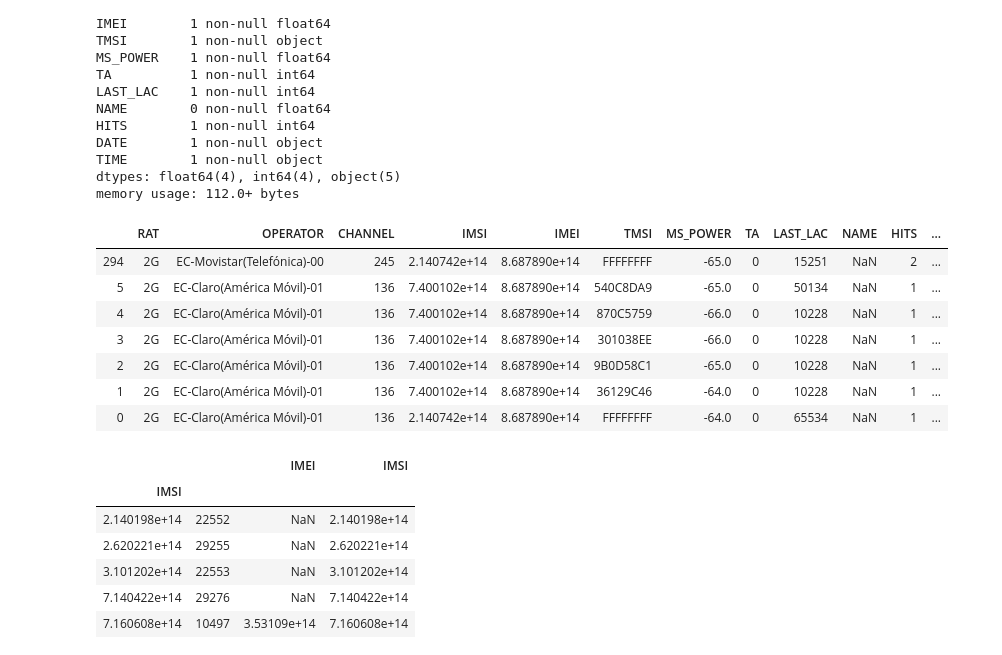
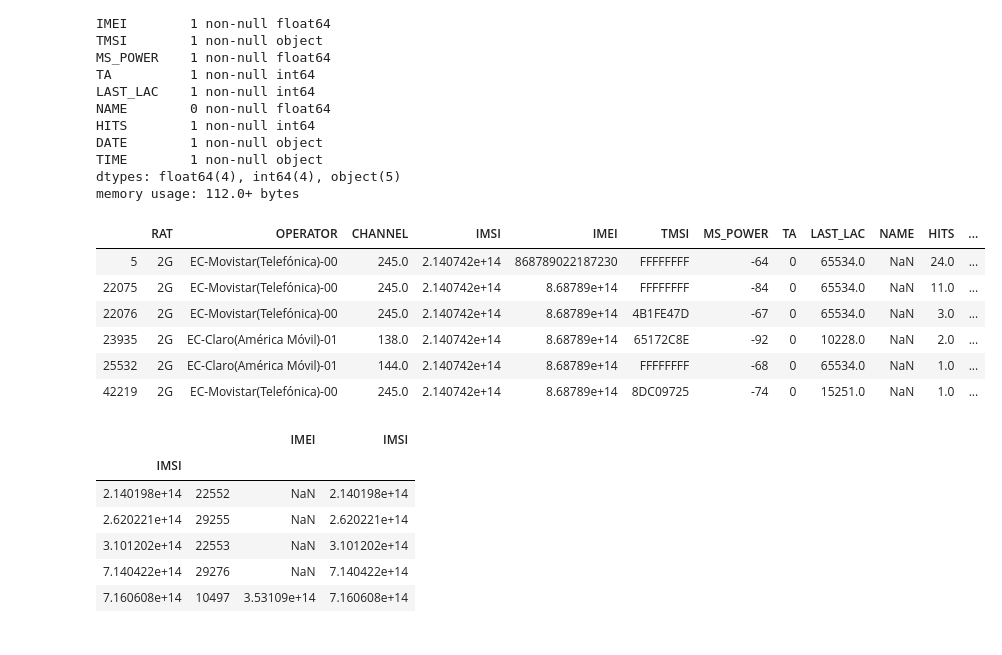
Before and after one commit to Dumaru/ExcelReports, a Jupyter notebook: Telefonia.ipynb, the cells around one changed output. Cells and saved outputs as stored; diff of their text form; code cells hidden in the pictures.

```diff
--- a/Telefonia.ipynb
+++ b/Telefonia.ipynb
@@ -633,17 +648,16 @@ dtypes: float64(4), int64(4), object(5)
 memory usage: 112.0+ bytes
 # %%
 def filterDfByEmai(df, imei):
-    return df[df['IMEI']==imei]
-filterDfByEmai(allData, 868789022187230)
+    return df[df['IMEI']==float(imei)]
+filterDfByEmai(allData, "868789022187230")
 # %% [output]
 |  | RAT | OPERATOR | CHANNEL | IMSI | IMEI | TMSI | MS_POWER | TA | LAST_LAC | NAME | HITS | ... |
-| 294 | 2G | EC-Movistar(Telefónica)-00 | 245 | 2.140742e+14 | 8.687890e+14 | FFFFFFFF | -65.0 | 0 | 15251 | NaN | 2 | ... |
-| 5 | 2G | EC-Claro(América Móvil)-01 | 136 | 7.400102e+14 | 8.687890e+14 | 540C8DA9 | -65.0 | 0 | 50134 | NaN | 1 | ... |
-| 4 | 2G | EC-Claro(América Móvil)-01 | 136 | 7.400102e+14 | 8.687890e+14 | 870C5759 | -66.0 | 0 | 10228 | NaN | 1 | ... |
-| 3 | 2G | EC-Claro(América Móvil)-01 | 136 | 7.400102e+14 | 8.687890e+14 | 301038EE | -66.0 | 0 | 10228 | NaN | 1 | ... |
-| 2 | 2G | EC-Claro(América Móvil)-01 | 136 | 7.400102e+14 | 8.687890e+14 | 9B0D58C1 | -65.0 | 0 | 10228 | NaN | 1 | ... |
-| 1 | 2G | EC-Claro(América Móvil)-01 | 136 | 7.400102e+14 | 8.687890e+14 | 36129C46 | -64.0 | 0 | 10228 | NaN | 1 | ... |
-| 0 | 2G | EC-Claro(América Móvil)-01 | 136 | 2.140742e+14 | 8.687890e+14 | FFFFFFFF | -64.0 | 0 | 65534 | NaN | 1 | ... |
+| 5 | 2G | EC-Movistar(Telefónica)-00 | 245.0 | 2.140742e+14 | 868789022187230 | FFFFFFFF | -64 | 0 | 65534.0 | NaN | 24.0 | ... |
+| 22075 | 2G | EC-Movistar(Telefónica)-00 | 245.0 | 2.140742e+14 | 8.68789e+14 | FFFFFFFF | -84 | 0 | 65534.0 | NaN | 11.0 | ... |
+| 22076 | 2G | EC-Movistar(Telefónica)-00 | 245.0 | 2.140742e+14 | 8.68789e+14 | 4B1FE47D | -67 | 0 | 65534.0 | NaN | 3.0 | ... |
+| 23935 | 2G | EC-Claro(América Móvil)-01 | 138.0 | 2.140742e+14 | 8.68789e+14 | 65172C8E | -92 | 0 | 10228.0 | NaN | 2.0 | ... |
+| 25532 | 2G | EC-Claro(América Móvil)-01 | 144.0 | 2.140742e+14 | 8.68789e+14 | FFFFFFFF | -68 | 0 | 65534.0 | NaN | 1.0 | ... |
+| 42219 | 2G | EC-Movistar(Telefónica)-00 | 245.0 | 2.140742e+14 | 8.68789e+14 | 8DC09725 | -74 | 0 | 15251.0 | NaN | 1.0 | ... |
 # %%
 def getDfImeisNulos(df:pd.DataFrame):
     return df[df['IMEI'].isnull()]
```
Also changed, not shown: parts of 6 cells of this notebook, 5 other files.
